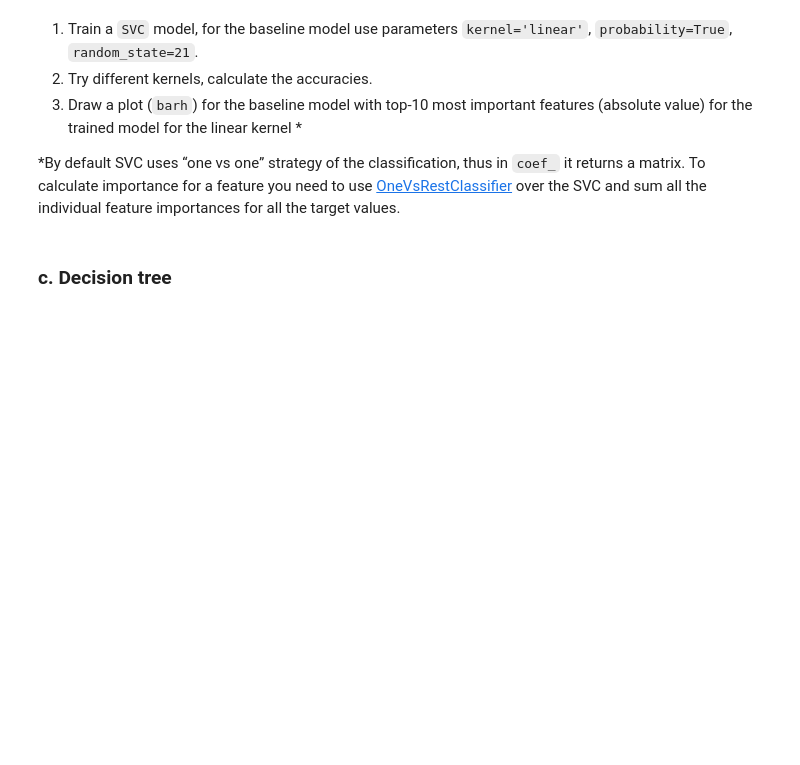
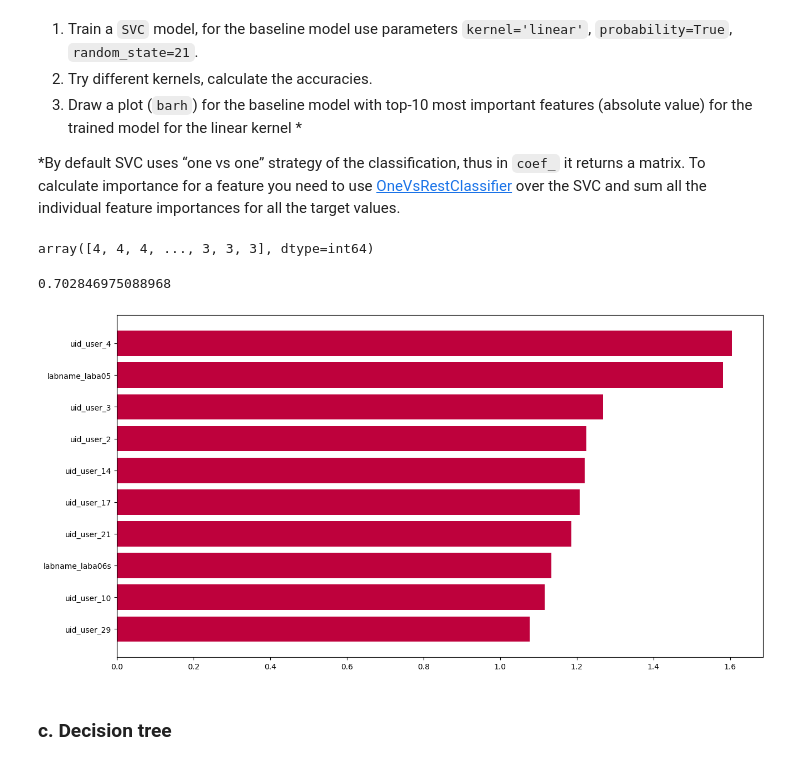
Before and after one commit to N4MEL3SS/Piscine_Python_Data_Science_Day_08, a Jupyter notebook: ex02/02_multiclass_one-hot.ipynb, the cells around one changed output. Drawn from its saved outputs; the diff is of its cells as text; code cells hidden in the pictures; blank space fills up the shorter version.

```diff
--- a/ex02/02_multiclass_one-hot.ipynb
+++ b/ex02/02_multiclass_one-hot.ipynb
@@ -14,0 +70,3 @@
+# %%
+df = pd.get_dummies(df, prefix=['uid', 'labname'], columns=['uid', 'labname'])
+df
@@ -14,0 +87,4 @@
+# %%
+scaler = StandardScaler()
+df[['numTrials', 'hour']] = scaler.fit_transform(df[['numTrials', 'hour']])
+df
@@ -30,3 +165,23 @@
 3. Draw a plot (`barh`) for the baseline model with top-10 most important features (absolute value) for the trained model for the linear kernel *
 
 *By default SVC uses “one vs one” strategy of the classification, thus in `coef_` it returns a matrix. To calculate importance for a feature you need to use [OneVsRestClassifier](https://scikit-learn.org/stable/modules/generated/sklearn.multiclass.OneVsRestClassifier.html) over the SVC and sum all the individual feature importances for all the target values.
+# %%
+X = df.drop('dayofweek', axis=1)
+y = df.dayofweek
+
+clf = SVC(kernel='linear', probability=True, random_state=21).fit(X,y)
+y_svm = clf.predict(X)
+y_svm
+# %% [output]
+array([4, 4, 4, ..., 3, 3, 3], dtype=int64)
+# %%
+accuracy_score(y, y_svm)
+# %% [output]
+0.702846975088968
+# %%
+w = clf.coef_.T
+columnsX = X
+
+draw_barh(w, columnsX, 10)
+# %% [output]
+[figure, added]
```
Also changed, not shown: parts of 17 cells of this notebook, 2 other files.
